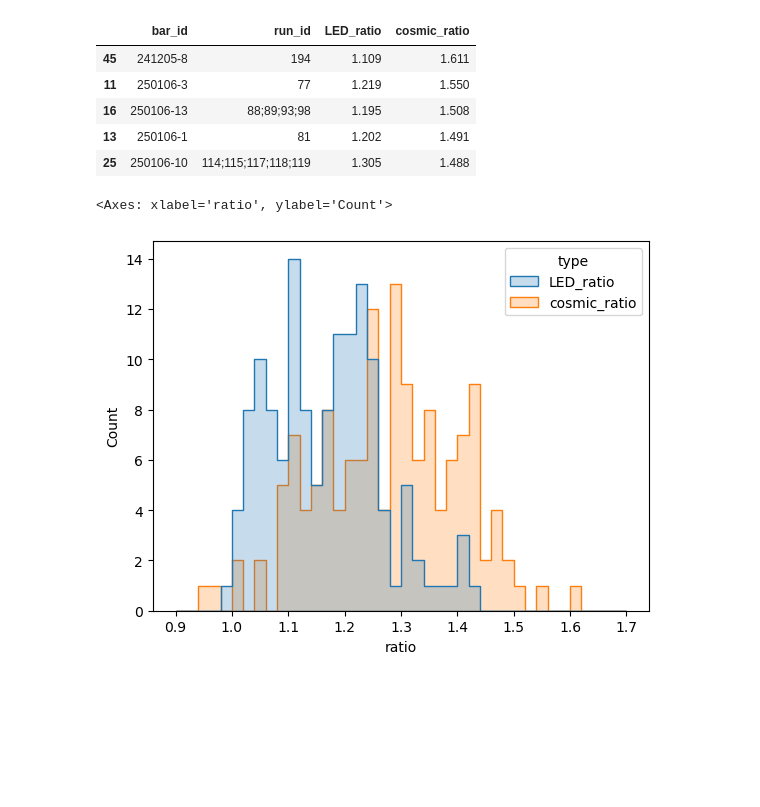
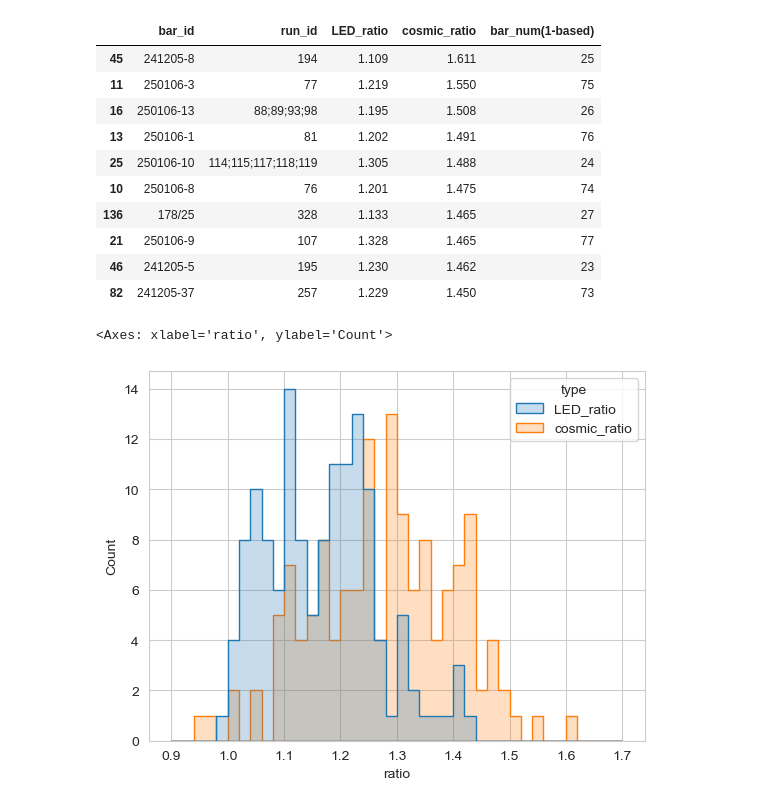
Before and after one commit to YanzhaoW/r3b_jupyter, a Jupyter notebook: neuland/BarTesting25/bar_testing.ipynb, the cells around one changed output. Drawn from its saved outputs; the diff is of its cells as text; code cells hidden in the pictures; blank space fills up the shorter version.

```diff
--- a/neuland/BarTesting25/bar_testing.ipynb
+++ b/neuland/BarTesting25/bar_testing.ipynb
@@ -11,7 +11,13 @@ sheet_id_1 = "675828049"
 sheet_id_0 = "0"
 csv_url_0 = f"https://docs.google.com/spreadsheets/d/{spreadsheet_id}/export?format=csv&gid={sheet_id_0}"
 csv_url_1 = f"https://docs.google.com/spreadsheets/d/{spreadsheet_id}/export?format=csv&gid={sheet_id_1}"
+
 new_LED_amp_indicator = "new LED amp"
+comment_indicator = "comment"
+ref_bar_indicator = "ref"
+
+double_plane_num = 1
+
 
 columns_with_types = {
     "bar ID": "str",
@@ -113,9 +117,9 @@ bar_groups.append(BarGroup())
 ref_counter = 0
 for idx, row in total_data.iterrows():
     new_bar = Bar().set_from_row(idx, row)
-    if new_LED_amp_indicator in row["comment"]:
+    if new_LED_amp_indicator in row[comment_indicator]:
         bar_groups.append(BarGroup())
-    if new_bar.bar_id == "ref":
+    if new_bar.bar_id == ref_bar_indicator:
         ref_counter = ref_counter + 1
         if bar_groups[-1].upper_ref is None:
             bar_groups[-1].upper_ref = new_bar
@@ -176,34 +180,55 @@ for bar_id, bars in bar_dict.items():
     bar_qualities["LED_ratio"].append(mean_bar.LED_ratio)
     bar_qualities["cosmic_ratio"].append(mean_bar.cosmic_ratio)
 # %%
+def transform_bar_num(val):
+    plane_id = val % num_of_planes
+    bar_offset = int(val / num_of_planes)
+    if bar_offset % 2 == 0:
+        bar_num = 25 - int(bar_offset / 2)
+    else:
+        bar_num = 25 + int(bar_offset / 2) + 1
+
+    return bar_num + plane_id * 50
+
+
+num_of_planes = double_plane_num * 2
 bar_table = pd.DataFrame(bar_qualities)
 bar_table = bar_table.sort_values(by=["cosmic_ratio"], ascending=False)
 bar_table = bar_table.round({"LED_ratio": 3, "cosmic_ratio": 3})
+bar_nums = np.vectorize(transform_bar_num)(np.arange(0, 100 * double_plane_num))
+bar_nums.resize(len(bar_table.index))
+bar_table["bar_num(1-based)"] = bar_nums
 bar_table.to_csv("BarQualities.csv", index=False)
-bar_table.head()
+bar_table.head(10)
 # %% [output]
-|  | bar_id | run_id | LED_ratio | cosmic_ratio |
-| 45 | 241205-8 | 194 | 1.109 | 1.611 |
-| 11 | 250106-3 | 77 | 1.219 | 1.550 |
-| 16 | 250106-13 | 88;89;93;98 | 1.195 | 1.508 |
-| 13 | 250106-1 | 81 | 1.202 | 1.491 |
-| 25 | 250106-10 | 114;115;117;118;119 | 1.305 | 1.488 |
+|  | bar_id | run_id | LED_ratio | cosmic_ratio | bar_num(1-based) |
+| 45 | 241205-8 | 194 | 1.109 | 1.611 | 25 |
+| 11 | 250106-3 | 77 | 1.219 | 1.550 | 75 |
+| 16 | 250106-13 | 88;89;93;98 | 1.195 | 1.508 | 26 |
+| 13 | 250106-1 | 81 | 1.202 | 1.491 | 76 |
+| 25 | 250106-10 | 114;115;117;118;119 | 1.305 | 1.488 | 24 |
+| 10 | 250106-8 | 76 | 1.201 | 1.475 | 74 |
+| 136 | 178/25 | 328 | 1.133 | 1.465 | 27 |
+| 21 | 250106-9 | 107 | 1.328 | 1.465 | 77 |
+| 46 | 241205-5 | 195 | 1.230 | 1.462 | 23 |
+| 82 | 241205-37 | 257 | 1.229 | 1.450 | 73 |
 # %%
 bar_table_long = pd.melt(
     bar_table,
-    id_vars=["bar_id", "run_id"],
+    id_vars=["bar_id", "run_id", "bar_num(1-based)"],
     value_vars=["LED_ratio", "cosmic_ratio"],
     var_name="type",
     value_name="ratio",
 )
+sns.set_style("whitegrid")
 sns.histplot(
     data=bar_table_long,
     x="ratio",
     hue="type",
     binwidth=0.02,
     element="step",
     binrange=(0.9, 1.7),
-)
+);
 # %% [output]
 <Axes: xlabel='ratio', ylabel='Count'>
-[figure, old version]
+[figure, new version]
```
Also changed, not shown: parts of 3 cells of this notebook, 1 other file.
